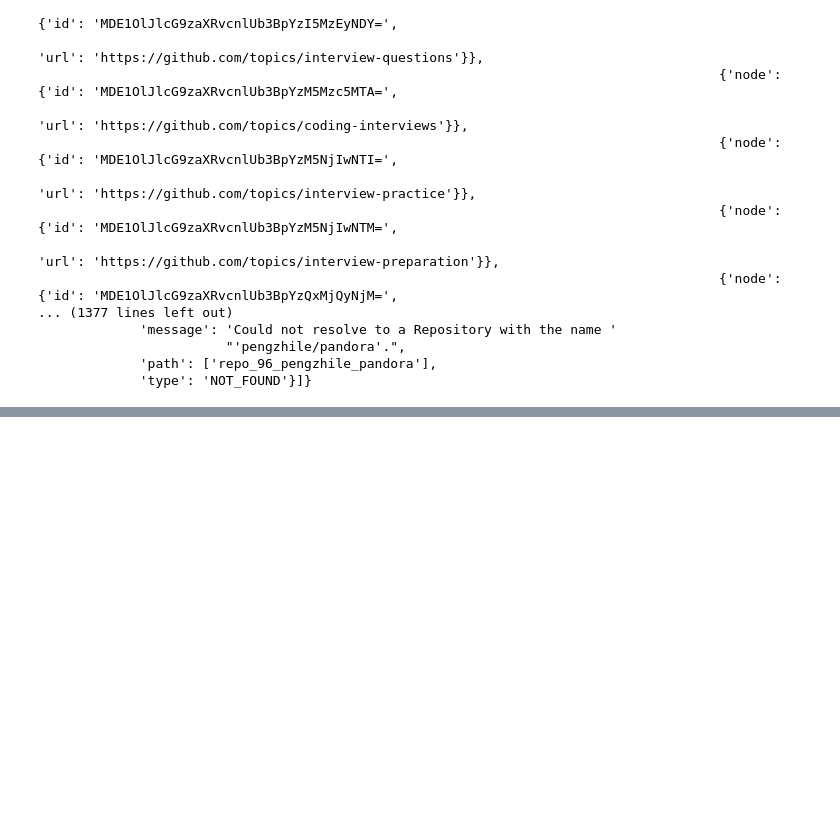
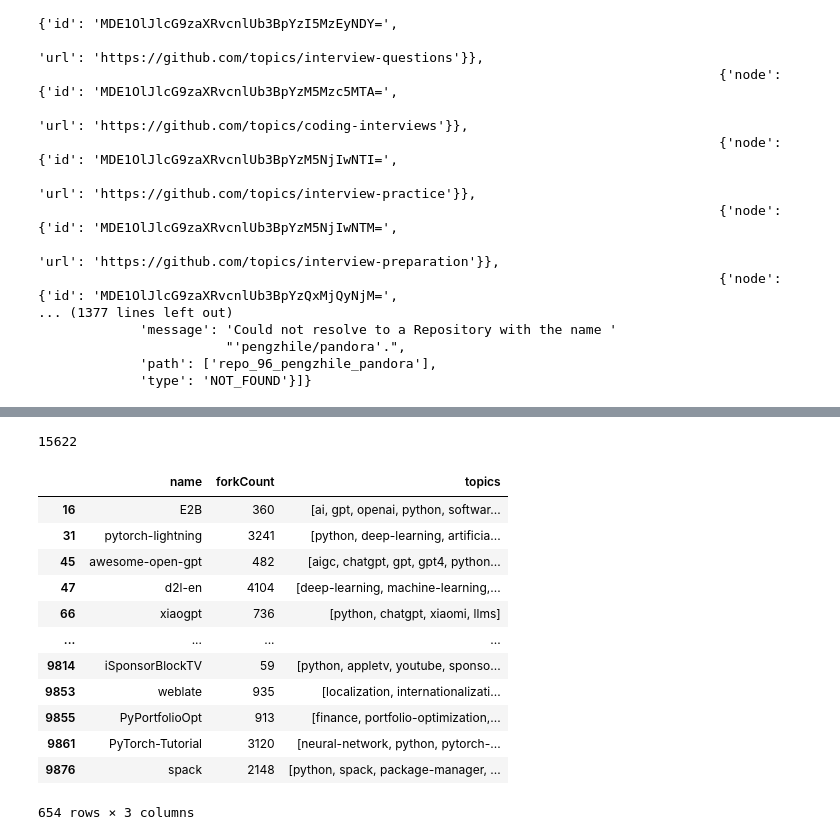
Before and after one commit to ShikaiKevinLiu/githubrepo_analytics, a Jupyter notebook: notebooks/testing_code.ipynb, the cells around one changed output, grey strips where cells are left out. Saved outputs shown, nothing was run; the diff lists cells and outputs as text; code cells hidden in the pictures; blank space fills up the shorter version.

```diff
--- a/notebooks/testing_code.ipynb
+++ b/notebooks/testing_code.ipynb
@@ -130,0 +164,20 @@ os.getcwd()
+# %%
+len(set(flat_list))
+# %% [output]
+15622
+# %%
+sub_df[sub_df['topics'].apply(lambda x: 'python' in x)]
+# %% [output]
+|  | name | forkCount | topics |
+| 16 | E2B | 360 | [ai, gpt, openai, python, softwar... |
+| 31 | pytorch-lightning | 3241 | [python, deep-learning, artificia... |
+| 45 | awesome-open-gpt | 482 | [aigc, chatgpt, gpt, gpt4, python... |
+| 47 | d2l-en | 4104 | [deep-learning, machine-learning,... |
+| 66 | xiaogpt | 736 | [python, chatgpt, xiaomi, llms] |
+| ... | ... | ... | ... |
+| 9814 | iSponsorBlockTV | 59 | [python, appletv, youtube, sponso... |
+| 9853 | weblate | 935 | [localization, internationalizati... |
+| 9855 | PyPortfolioOpt | 913 | [finance, portfolio-optimization,... |
+| 9861 | PyTorch-Tutorial | 3120 | [neural-network, python, pytorch-... |
+| 9876 | spack | 2148 | [python, spack, package-manager, ... |
+654 rows × 3 columns
```
Also changed, not shown: parts of 29 cells of this notebook, 5 other files.
